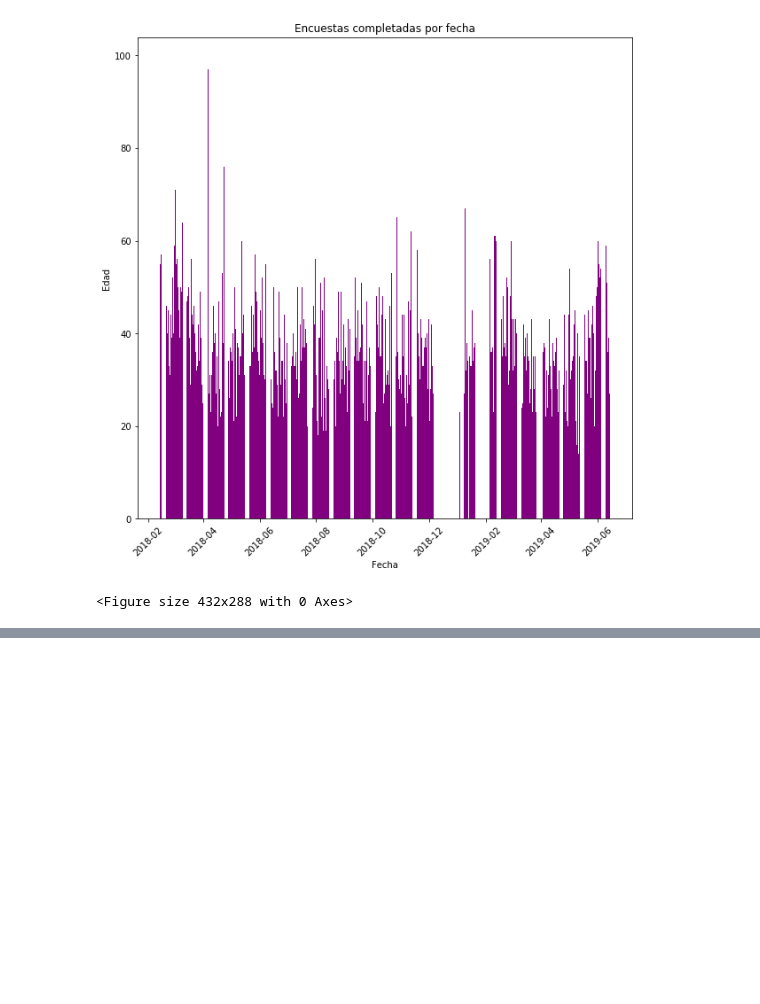
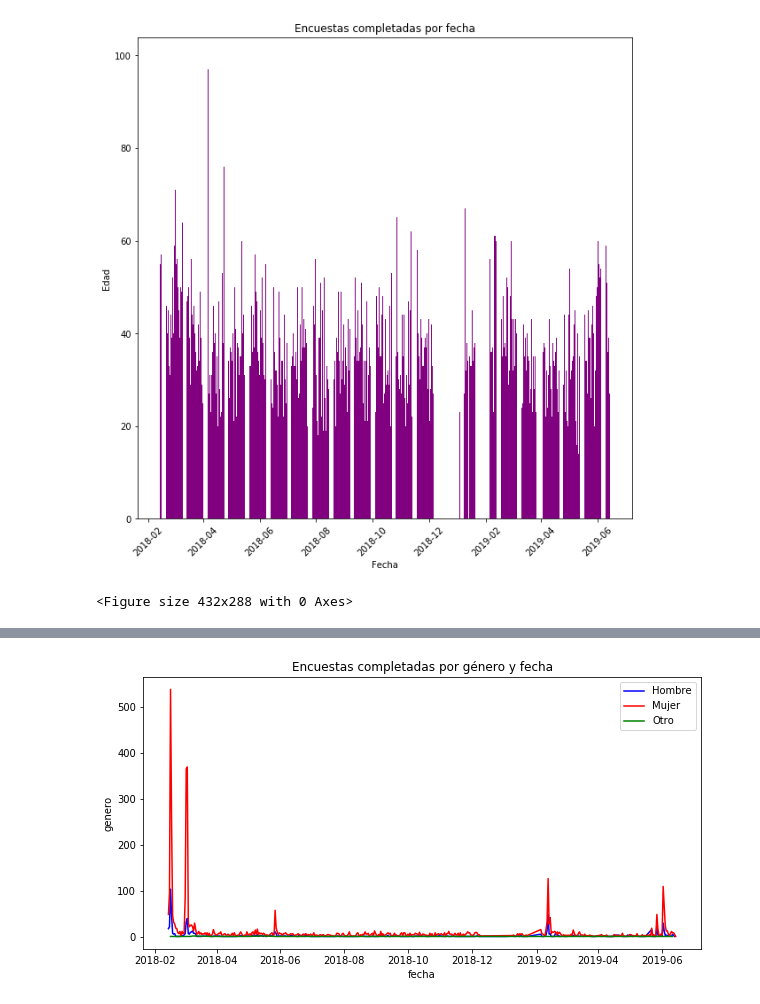
Before and after one commit to cdgn-coding/ml-test-noviazgo, a Jupyter notebook: Exploración Geográfica/Encuestas completadas por Comuna.ipynb, the cells around one changed output, grey strips where cells are left out. Cells and saved outputs as stored; diff of their text form; code cells hidden in the pictures; blank space fills up the shorter version.

```diff
--- a/Exploración Geográfica/Encuestas completadas por Comuna.ipynb
+++ b/Exploración Geográfica/Encuestas completadas por Comuna.ipynb
@@ -369,0 +437,9 @@ plt.show()
+# %%
+aver_hombre_m = aver.genero == "Hombre"
+aver_hombre = aver[aver_hombre_m]
+
+aver_mujer_m= aver.genero == "Mujer"
+aver_mujer = aver[aver_mujer_m]
+
+aver_otro_m= aver.genero == "Otro"
+aver_otro = aver[aver_otro_m]
@@ -369,0 +448,5 @@ plt.show()
+# %%
+# step 2: group by the created columns
+hombre_fecha = aver_hombre.groupby('fecha').size()
+hombre_fecha = pd.DataFrame(hombre_fecha.reset_index(name = "Group_Count"))
+hombre_fecha.head()
@@ -369,0 +460,5 @@ plt.show()
+# %%
+# step 2: group by the created columns
+mujer_fecha = aver_mujer.groupby('fecha').size()
+mujer_fecha = pd.DataFrame(mujer_fecha.reset_index(name = "Group_Count"))
+mujer_fecha.head()
@@ -369,0 +472,4 @@ plt.show()
+# %%
+otro_fecha = aver_otro.groupby('fecha').size()
+otro_fecha = pd.DataFrame(otro_fecha.reset_index(name = "Group_Count"))
+otro_fecha.head()
@@ -369,0 +483,9 @@ plt.show()
+# %%
+plt.figure(figsize=(10, 5))
+plt.plot(hombre_fecha['fecha'], hombre_fecha['Group_Count'], 'b-', label = 'Hombre')
+plt.plot(mujer_fecha['fecha'], mujer_fecha['Group_Count'], 'r-',color="red", label = 'Mujer')
+plt.plot(otro_fecha['fecha'], otro_fecha['Group_Count'], 'r-',color="green", label = 'Otro')
+plt.xlabel('fecha'); plt.ylabel('genero'); plt.title('Encuestas completadas por género y fecha')
+plt.legend();
+# %% [output]
+[figure, added]
```
Also changed, not shown: parts of 32 cells of this notebook, 1 other file.
